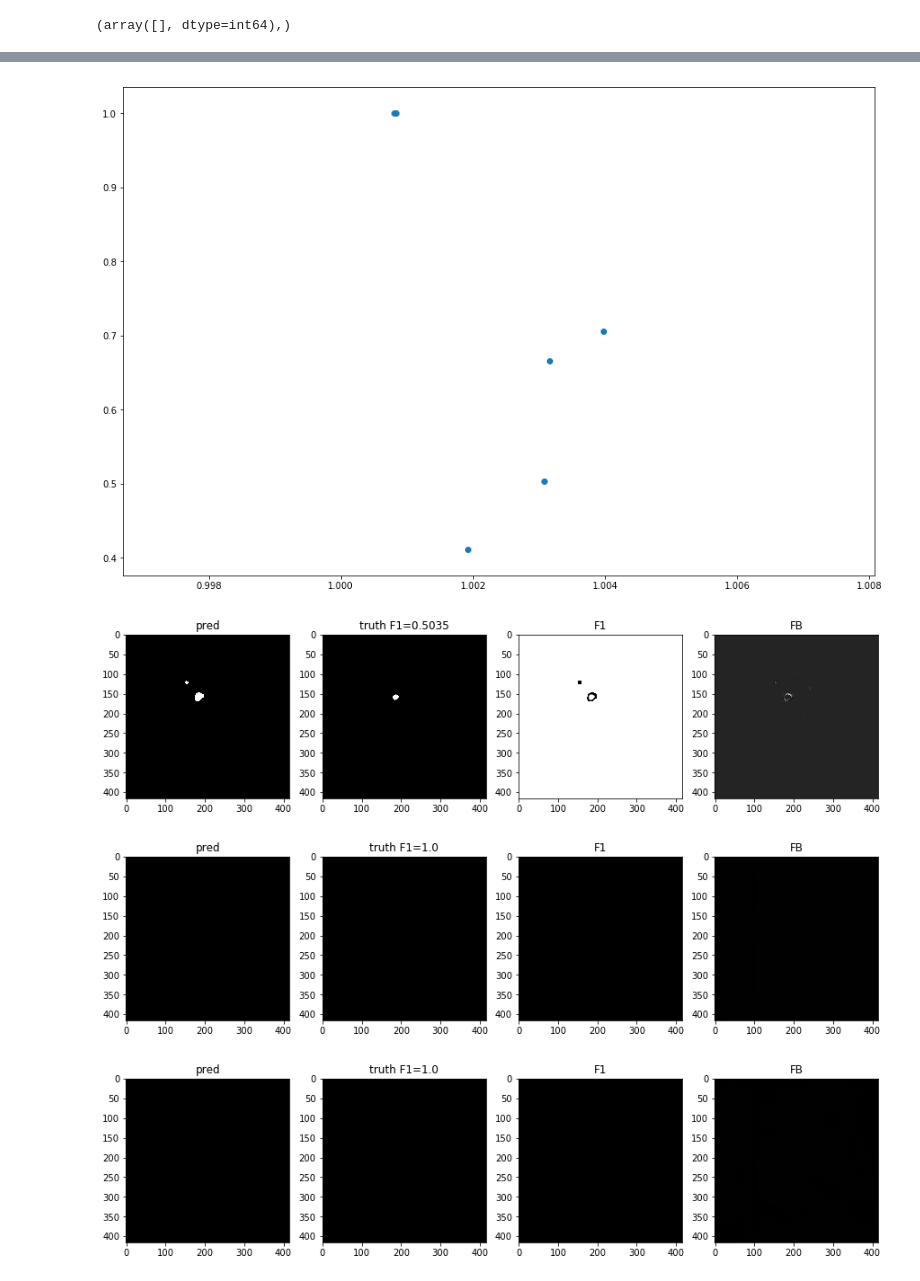
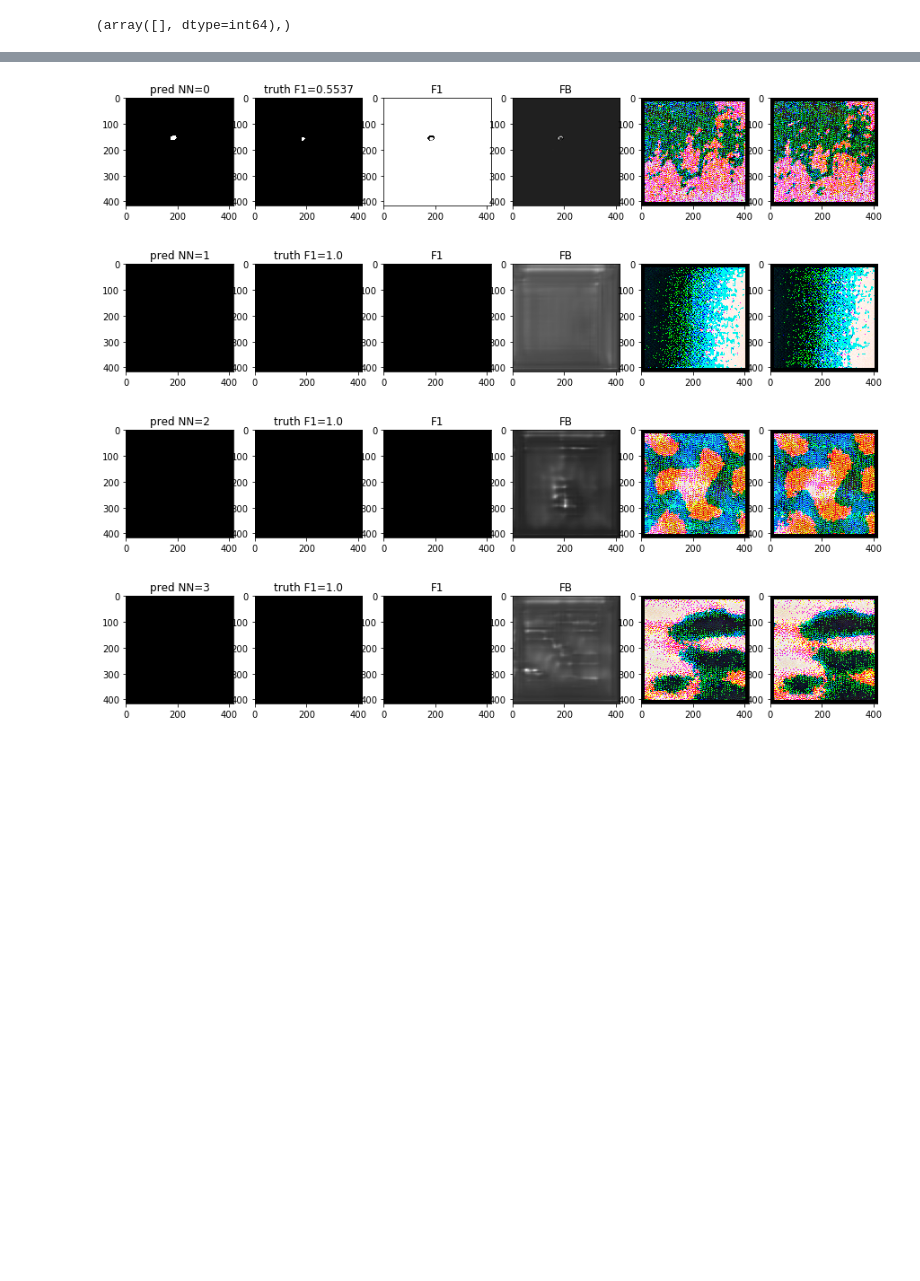
Before and after one commit to SorokinV/2018-TopCoder-Konika-Minolta, a Jupyter notebook: Jupyter/CM-V02-NET-Exp-Post-6-2.ipynb, the cells around one changed output, grey strips where cells are left out. Drawn from its saved outputs; the diff is of its cells as text; code cells hidden in the pictures; blank space fills up the shorter version.

```diff
--- a/Jupyter/CM-V02-NET-Exp-Post-6-2.ipynb
+++ b/Jupyter/CM-V02-NET-Exp-Post-6-2.ipynb
@@ -1174,7 +1248,9 @@ if 1 :
 
     filemodel = '../Temp/V02-6-level-1-val_f1scoreTF=0.5706-(0.7676).hdf5'
 
-    model10 = modelLoad(filemodel)
+    filemodel = '../Temp/V02-6-level-1-val_f1scoreTF=0.5722-(0.7883).hdf5'
+
+    #model10 = modelLoad(filemodel)
     PP      = modelPredict(model10, XX, batch_size=batch_size)
 if 1 :
     print(datetime.datetime.now())
@@ -1201,6 +1277,8 @@ if 1 :
     filemodel = '../Temp/V02-6-level-1-val_f1scoreTF=0.4748-(0.5808).hdf5'
     filemodel = '../Temp/V02-6-level-1-val_f1scoreTF=0.5266-(0.6856).hdf5'
 
+    filemodel = '../Temp/V02-6-level-1-val_f1scoreTF=0.5701-(0.7502).hdf5'
+
     model10 = modelLoad(filemodel)
     PP      = modelPredict(model10, XX, batch_size=batch_size)
 if 1 :
@@ -1459,35 +1537,42 @@ finally :
     #XX = np.load(os.path.join(dirForSave,'train-XX-S6.npy'))
     #YY = np.load(os.path.join(dirForSave,'train-YY-S6.npy'))
 
-    NN = np.load(os.path.join(dirForSave,'test-NN-S6.npy'))
-    XX = np.load(os.path.join(dirForSave,'test-XX-S6.npy'))
+    #NN = np.load(os.path.join(dirForSave,'test-NN-S6.npy'))
+    #XX = np.load(os.path.join(dirForSave,'test-XX-S6.npy'))
 
     PP     = modelLoadAndPredict(filemodel, XX, batch_size=batch_size)
 # %%
 np.where(NN=='331')
 # %% [output]
 (array([], dtype=int64),)
+# %%
+if 0 :
+    PP  = modelPredict(model10,XX,batch_size=batch_size)
 # %%
 LL = range(0,10)
 YYY= K.variable(YY[LL])
 PPP= K.variable(PP[LL])
 
-F1  = K.eval(K.clip(F1ScorePP(YYY,PPP,th=0.5),K.epsilon(),1.0))
+F1  = K.eval(K.clip(F1ScorePP(YYY,PPP,th=0.5,kernel=3),K.epsilon(),1.0))
 F1L = K.eval(-K.log(K.clip(F1ScorePP(YYY,PPP,th=0.5),K.epsilon(),1.0)))
 F11 = K.eval(F1ScoreCC(YYY,PPP,th=0.5))
 
-F12 = [xx[xx<1.0].mean() for xx in F1]
+F12 = [xx.mean() for xx in F1]
 
 BCE = K.eval(keras.losses.binary_crossentropy(YYY,PPP))
 FB  = F1+BCE
 
-print(F1.shape, BCE.shape, BCE.min(), BCE.max())
+print(F1.shape, BCE.shape, BCE.min(), BCE.max(), YY[LL].min(), YY[LL].max())
 
-print(np.round(np.array([BCE.mean(axis=(1,2)),F1L.mean(axis=(1,2)),FB.mean(axis=(1,2)),F11,F12]).T,5))
+print(np.array([FB.mean(axis=(1,2)),F11,-np.log(F12)]).T)
 
-print(np.array([BCE.min(axis=(1,2)),F1L.min(axis=(1,2)),FB.min(axis=(1,2)),F11]).T)
+if 1 :
 
-print(np.array([BCE.max(axis=(1,2)),F1L.max(axis=(1,2)),FB.max(axis=(1,2)),F11]).T)
+    print(np.round(np.array([BCE.mean(axis=(1,2)),F1L.mean(axis=(1,2)),FB.mean(axis=(1,2)),F11,F12]).T,5))
+
+    print(np.array([BCE.min(axis=(1,2)),F1L.min(axis=(1,2)),FB.min(axis=(1,2)),F11]).T)
+
+    print(np.array([BCE.max(axis=(1,2)),F1L.max(axis=(1,2)),FB.max(axis=(1,2)),F11]).T)
 
 #print(BCE.mean(axis=(1,2)))
 #print( F1.mean(axis=(1,2)))
@@ -1497,24 +1582,25 @@ print(np.array([BCE.max(axis=(1,2)),F1L.max(axis=(1,2)),FB.max(axis=(1,2)),F11])
 #print(PP[LL].mean(axis=(1,2)))
 th = 0.5
 print(PP.shape)
-plt.figure(figsize=(15,10))
-plt.scatter(FB.mean(axis=(1,2)),F11), plt.show()
+#plt.figure(figsize=(15,10)); plt.scatter(FB.mean(axis=(1,2)),F11), plt.show()
 
 for NN in LL :
     plt.figure(figsize=(15,10))
     ppp = PP[NN].reshape(PP.shape[1:-1]).copy(); ppp[ppp>=th] = 1.0; ppp[ppp<th] = 0.0;
-    plt.subplot(1,4,1);  plt.imshow(ppp,'gray'); plt.title('pred')
-    plt.subplot(1,4,2);  plt.imshow(YY[NN].reshape(YY.shape[1:-1]),'gray');  plt.title('truth F1='+str(round(F11[NN],4)))
+    plt.subplot(1,6,1);  plt.imshow(ppp,'gray');
+    plt.title('pred NN='+str(NN))
+    plt.subplot(1,6,2);  plt.imshow(YY[NN].reshape(YY.shape[1:-1]),'gray');
+    plt.title('truth F1='+str(round(F11[NN],4)))
 
-    plt.subplot(1,4,3);  plt.imshow(F1[NN,:,:],'gray');   plt.title('F1')
-    #plt.subplot(1,4,4);  plt.imshow(BCE[NN,:,:],'gray');  plt.title('BCE')
-    plt.subplot(1,4,4);  plt.imshow(FB[NN,:,:],'gray');  plt.title('FB')
+    plt.subplot(1,6,3);  plt.imshow(F1[NN,:,:],'gray');   plt.title('F1')
+    #plt.subplot(1,6,4);  plt.imshow(BCE[NN,:,:],'gray');  plt.title('BCE')
+    plt.subplot(1,6,4);  plt.imshow(FB[NN,:,:],'gray');  plt.title('FB')
 
-    #plt.subplot(1,4,4);  plt.hist(F1[NN][F1[NN]>0].ravel());
-    #plt.subplot(1,4,4);  plt.hist(BCE[NN][BCE[NN]>0].ravel());
+    #plt.subplot(1,6,4);  plt.hist(F1[NN][F1[NN]>0].ravel());
+    #plt.subplot(1,6,4);  plt.hist(BCE[NN][BCE[NN]>0].ravel());
 
-    #plt.subplot(1,4,3);  plt.imshow(XX[NN,:,:,0:3]);
-    #plt.subplot(1,4,4);  plt.imshow(XX[NN,:,:,3:6]);
+    plt.subplot(1,6,5);  plt.imshow(XX[NN,:,:,0:3]);
+    plt.subplot(1,6,6);  plt.imshow(XX[NN,:,:,3:6]);
     plt.show()
 
     if 0 :
@@ -1544,5 +1630,5 @@ for NN in LL :
 (4119, 416, 416, 1)
-[figure, old version]
+[figure, new version]
-[figure, old version]
+[figure, new version]
-[figure, old version]
+[figure, new version]
-[figure, old version]
+[figure, new version]
```
Also changed, not shown: parts of 15 cells of this notebook.
